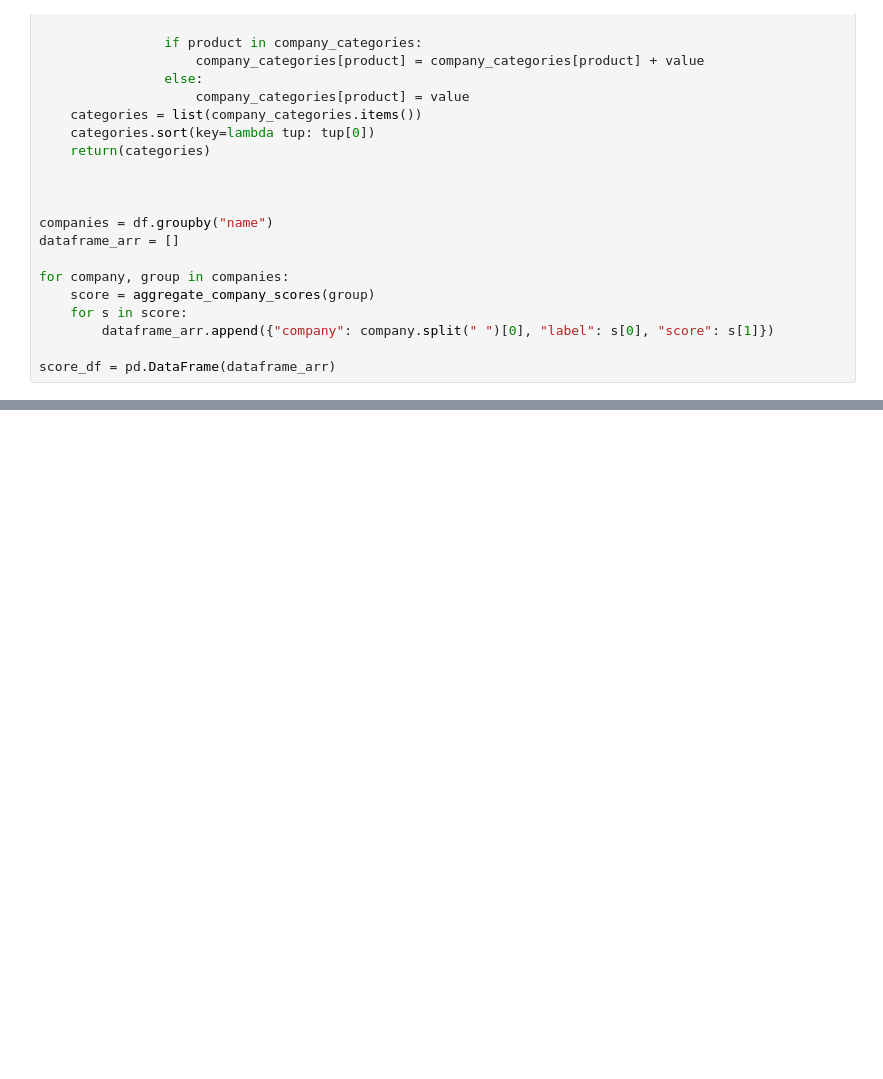
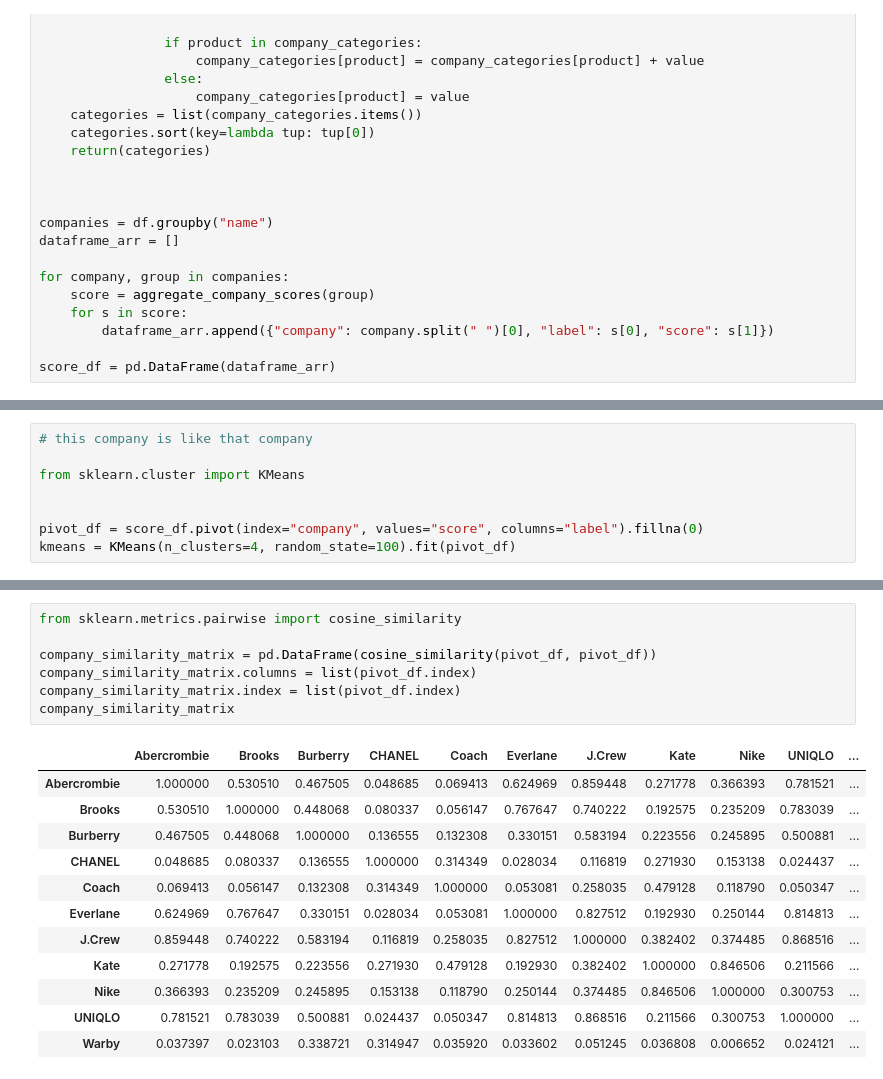
Before and after one commit to carlsednaoui/thinkful-data-science, a Jupyter notebook: coursework/final_capstone/eds.ipynb, the cells around one changed output, grey strips where cells are left out. Cells and saved outputs as stored; diff of their text form; blank space fills up the shorter version.

```diff
--- a/coursework/final_capstone/eds.ipynb
+++ b/coursework/final_capstone/eds.ipynb
@@ -93,0 +106,8 @@ plt.show()
+# %%
+# this company is like that company
+
+from sklearn.cluster import KMeans
+
+
+pivot_df = score_df.pivot(index="company", values="score", columns="label").fillna(0)
+kmeans = KMeans(n_clusters=4, random_state=100).fit(pivot_df)
@@ -93,0 +129,20 @@ plt.show()
+# %%
+from sklearn.metrics.pairwise import cosine_similarity
+
+company_similarity_matrix = pd.DataFrame(cosine_similarity(pivot_df, pivot_df))
+company_similarity_matrix.columns = list(pivot_df.index)
+company_similarity_matrix.index = list(pivot_df.index)
+company_similarity_matrix
+# %% [output]
+|  | Abercrombie | Brooks | Burberry | CHANEL | Coach | Everlane | J.Crew | Kate | Nike | UNIQLO | ... |
+| Abercrombie | 1.000000 | 0.530510 | 0.467505 | 0.048685 | 0.069413 | 0.624969 | 0.859448 | 0.271778 | 0.366393 | 0.781521 | ... |
+| Brooks | 0.530510 | 1.000000 | 0.448068 | 0.080337 | 0.056147 | 0.767647 | 0.740222 | 0.192575 | 0.235209 | 0.783039 | ... |
+| Burberry | 0.467505 | 0.448068 | 1.000000 | 0.136555 | 0.132308 | 0.330151 | 0.583194 | 0.223556 | 0.245895 | 0.500881 | ... |
+| CHANEL | 0.048685 | 0.080337 | 0.136555 | 1.000000 | 0.314349 | 0.028034 | 0.116819 | 0.271930 | 0.153138 | 0.024437 | ... |
+| Coach | 0.069413 | 0.056147 | 0.132308 | 0.314349 | 1.000000 | 0.053081 | 0.258035 | 0.479128 | 0.118790 | 0.050347 | ... |
+| Everlane | 0.624969 | 0.767647 | 0.330151 | 0.028034 | 0.053081 | 1.000000 | 0.827512 | 0.192930 | 0.250144 | 0.814813 | ... |
+| J.Crew | 0.859448 | 0.740222 | 0.583194 | 0.116819 | 0.258035 | 0.827512 | 1.000000 | 0.382402 | 0.374485 | 0.868516 | ... |
+| Kate | 0.271778 | 0.192575 | 0.223556 | 0.271930 | 0.479128 | 0.192930 | 0.382402 | 1.000000 | 0.846506 | 0.211566 | ... |
+| Nike | 0.366393 | 0.235209 | 0.245895 | 0.153138 | 0.118790 | 0.250144 | 0.374485 | 0.846506 | 1.000000 | 0.300753 | ... |
+| UNIQLO | 0.781521 | 0.783039 | 0.500881 | 0.024437 | 0.050347 | 0.814813 | 0.868516 | 0.211566 | 0.300753 | 1.000000 | ... |
+| Warby | 0.037397 | 0.023103 | 0.338721 | 0.314947 | 0.035920 | 0.033602 | 0.051245 | 0.036808 | 0.006652 | 0.024121 | ... |
```
Also changed, not shown: parts of 7 cells of this notebook.
